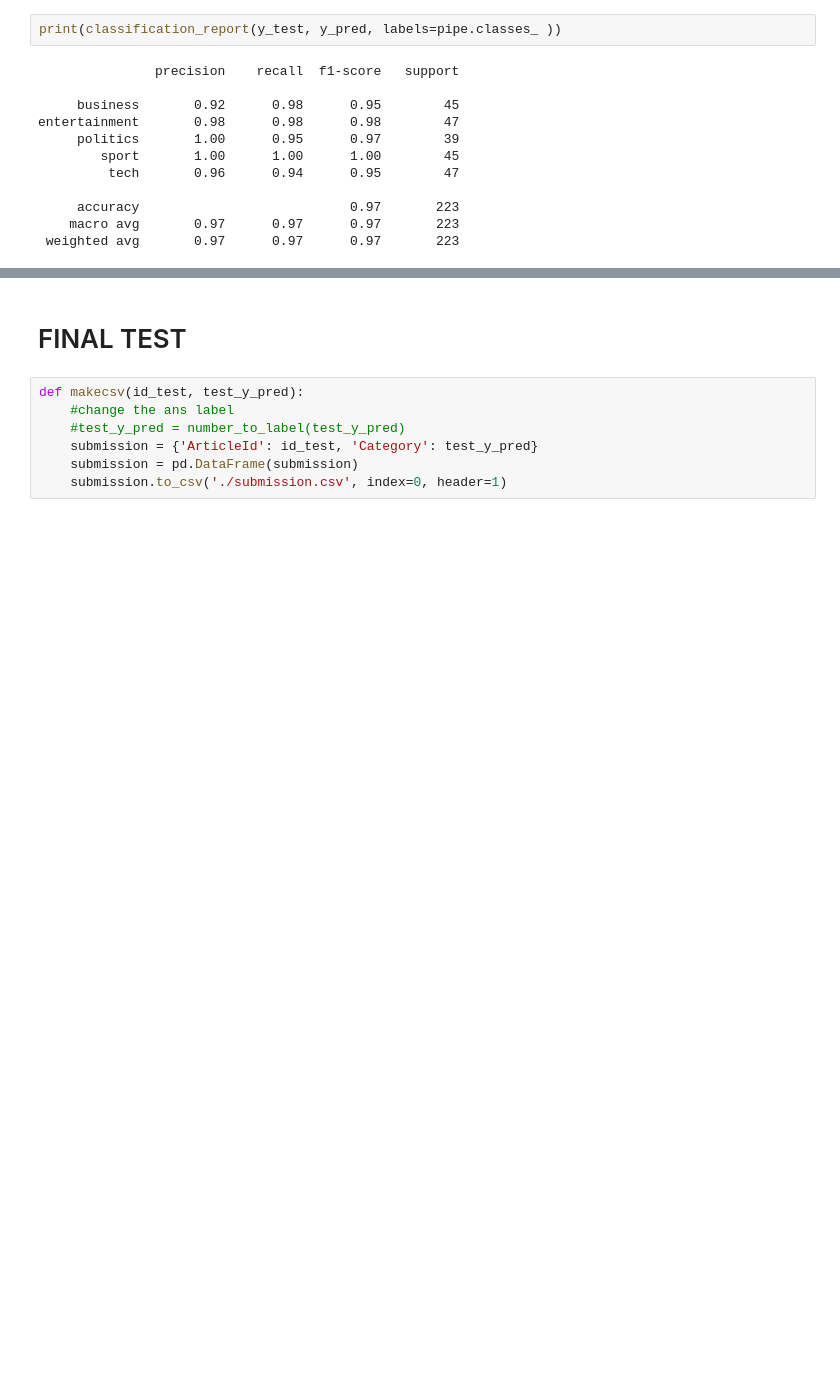
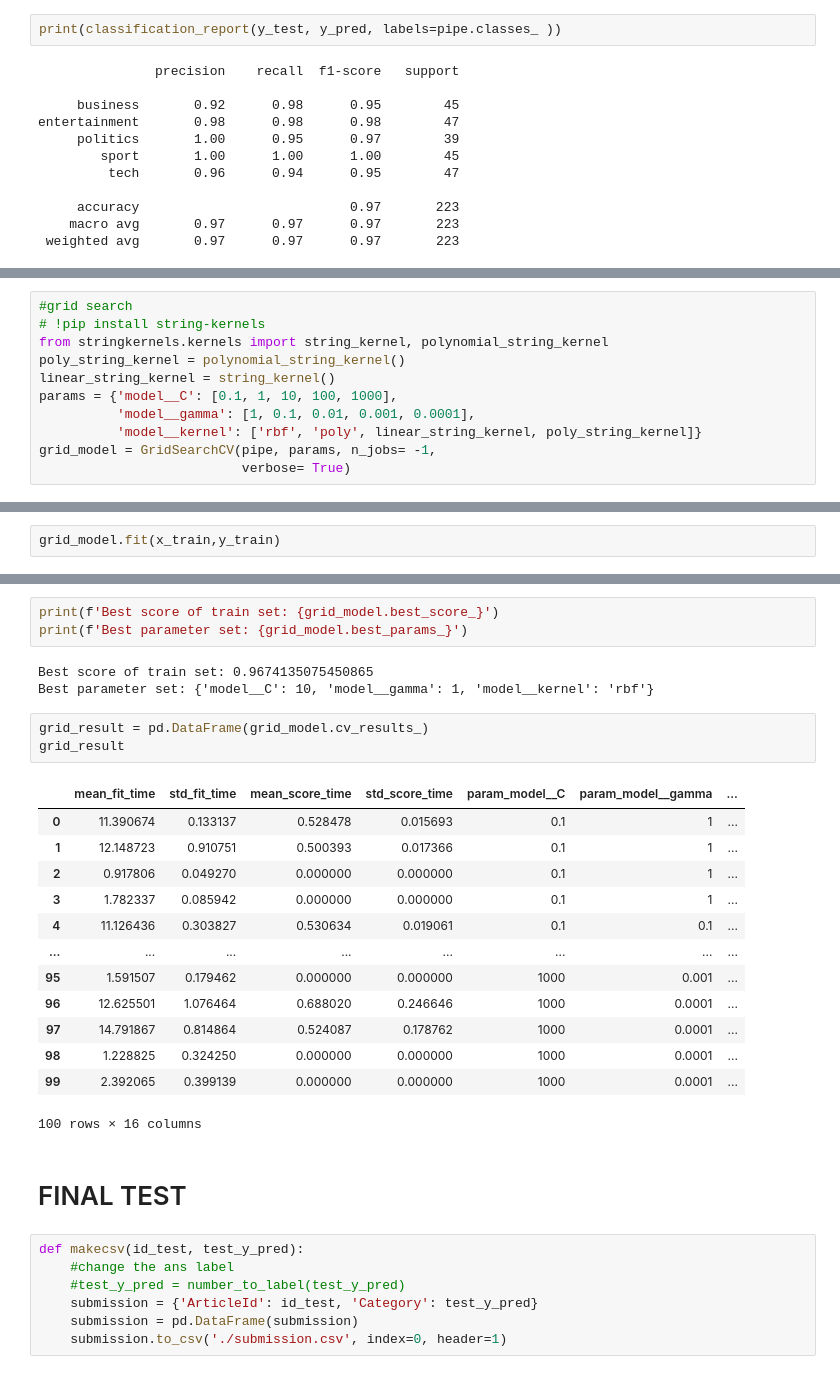
Before and after one commit to rileydrizzy/news_classification, a Jupyter notebook: news_classification.ipynb, the cells around one changed output, grey strips where cells are left out. Cells and saved outputs as stored; diff of their text form; blank space fills up the shorter version.

```diff
--- a/news_classification.ipynb
+++ b/news_classification.ipynb
@@ -181,0 +190,11 @@ entertainment       0.98      0.98      0.98        47
+# %%
+#grid search
+# !pip install string-kernels
+from stringkernels.kernels import string_kernel, polynomial_string_kernel
+poly_string_kernel = polynomial_string_kernel()
+linear_string_kernel = string_kernel()
+params = {'model__C': [0.1, 1, 10, 100, 1000],
+          'model__gamma': [1, 0.1, 0.01, 0.001, 0.0001],
+          'model__kernel': ['rbf', 'poly', linear_string_kernel, poly_string_kernel]}
+grid_model = GridSearchCV(pipe, params, n_jobs= -1,
+                          verbose= True)
@@ -181,0 +238,2 @@ entertainment       0.98      0.98      0.98        47
+# %%
+grid_model.fit(x_train,y_train)
@@ -182,3 +271,26 @@ entertainment       0.98      0.98      0.98        47
+# %%
+print(f'Best score of train set: {grid_model.best_score_}')
+print(f'Best parameter set: {grid_model.best_params_}')
+# %% [output]
+Best score of train set: 0.9674135075450865
+Best parameter set: {'model__C': 10, 'model__gamma': 1, 'model__kernel': 'rbf'}
+# %%
+grid_result = pd.DataFrame(grid_model.cv_results_)
+grid_result
+# %% [output]
+|  | mean_fit_time | std_fit_time | mean_score_time | std_score_time | param_model__C | param_model__gamma | ... |
+| 0 | 11.390674 | 0.133137 | 0.528478 | 0.015693 | 0.1 | 1 | ... |
+| 1 | 12.148723 | 0.910751 | 0.500393 | 0.017366 | 0.1 | 1 | ... |
+| 2 | 0.917806 | 0.049270 | 0.000000 | 0.000000 | 0.1 | 1 | ... |
+| 3 | 1.782337 | 0.085942 | 0.000000 | 0.000000 | 0.1 | 1 | ... |
+| 4 | 11.126436 | 0.303827 | 0.530634 | 0.019061 | 0.1 | 0.1 | ... |
+| ... | ... | ... | ... | ... | ... | ... | ... |
+| 95 | 1.591507 | 0.179462 | 0.000000 | 0.000000 | 1000 | 0.001 | ... |
+| 96 | 12.625501 | 1.076464 | 0.688020 | 0.246646 | 1000 | 0.0001 | ... |
+| 97 | 14.791867 | 0.814864 | 0.524087 | 0.178762 | 1000 | 0.0001 | ... |
+| 98 | 1.228825 | 0.324250 | 0.000000 | 0.000000 | 1000 | 0.0001 | ... |
+| 99 | 2.392065 | 0.399139 | 0.000000 | 0.000000 | 1000 | 0.0001 | ... |
+100 rows × 16 columns
 # %% [markdown]
 # FINAL TEST
 # %%
```
Also changed, not shown: parts of 16 cells of this notebook, 2 other files.
